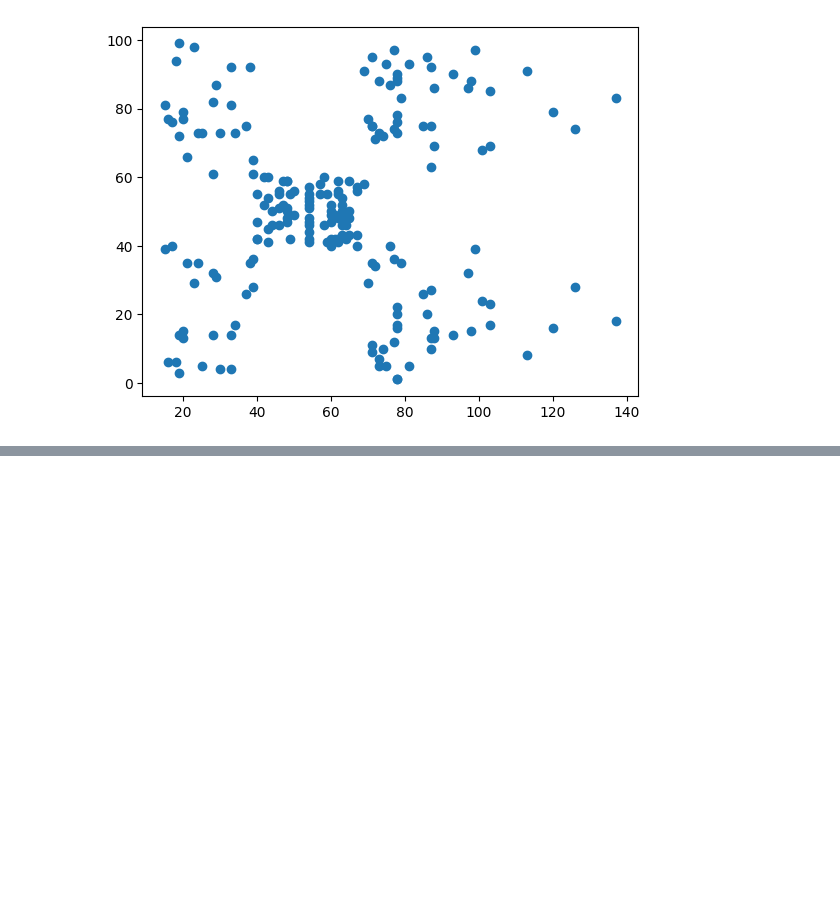
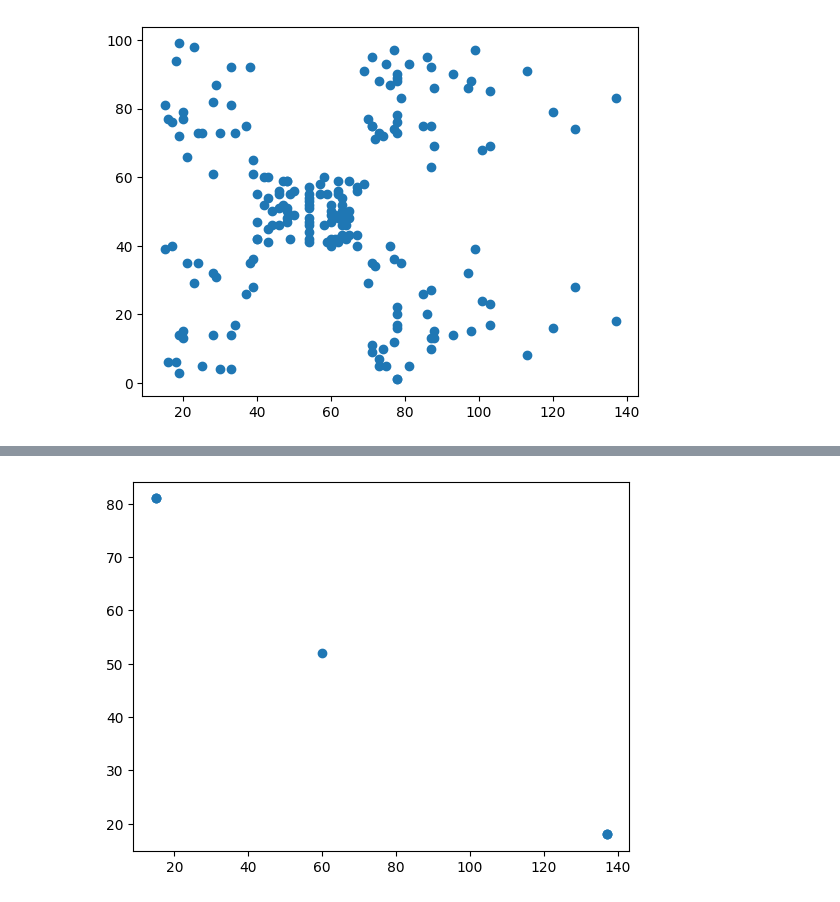
Before and after one commit to gitbhusalhubpramish/Mall-Customer, a Jupyter notebook: mall-custumer.ipynb, the cells around one changed output, grey strips where cells are left out. Drawn from its saved outputs; the diff is of its cells as text; code cells hidden in the pictures; blank space fills up the shorter version.

```diff
--- a/mall-custumer.ipynb
+++ b/mall-custumer.ipynb
@@ -54,3 +54,10 @@ plt.scatter(df["Annual Income (k$)"], df["Spending Score (1-100)"])
 plt.show()
 # %% [output]
 [figure]
+# %%
+df["Genre"] = df["Genre"].map({"Male":1, "Female":0})
+# %%
+k = 7
+# %%
+cen = pd.DataFrame(df.sample(random_state=42))
+cen
@@ -56,0 +67,6 @@ plt.show()
+# %%
+for i in range(k-1):
+    dx = abs((df-cen.iloc[i].to_numpy())**2).sum(axis=1)
+    p = dx/dx.sum()
+    cen.loc[i+1]= df.iloc[np.argmax(p)]
+cen
@@ -56,0 +82,5 @@ plt.show()
+# %%
+plt.scatter(cen["Annual Income (k$)"], cen["Spending Score (1-100)"])
+plt.show()
+# %% [output]
+[figure, added]
```
Also changed, not shown: parts of 2 cells of this notebook.
